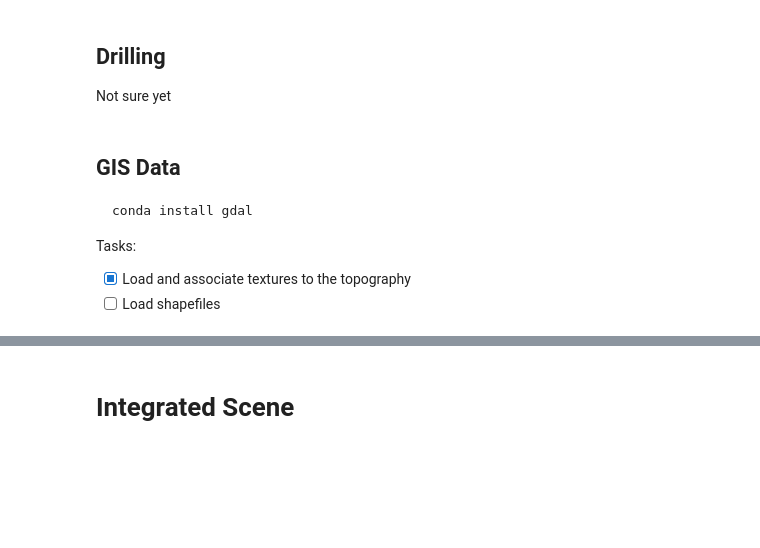
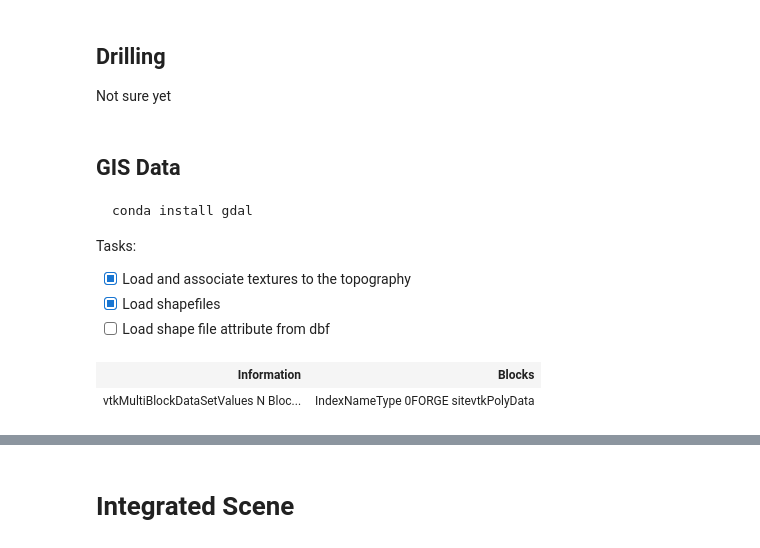
Before and after one commit to OpenGeoVis/GeothermalDesignChallenge, a Jupyter notebook: codebooks/File IO.ipynb, the cells around one changed output, grey strips where cells are left out. Cells and saved outputs as stored; diff of their text form; code cells hidden in the pictures; blank space fills up the shorter version.

```diff
--- a/codebooks/File IO.ipynb
+++ b/codebooks/File IO.ipynb
@@ -159,7 +148,14 @@ conda install gdal
 Tasks:
 
 - [x] Load and associate textures to the topography
-- [ ] Load shapefiles
+- [x] Load shapefiles
+- [ ] Load shape file attribute from dbf
+# %%
+shapes = gdc19.read_shape_file(gdc19.get_shp_path('FORGE_Outline'), z_fill=topo.center[2])
+shapes
+# %% [output]
+| Information | Blocks |
+| vtkMultiBlockDataSetValues N Bloc... | IndexNameType 0FORGE sitevtkPolyData |
 # %%
 gdc19.load_attach_texture(topo,
                           gdc19.get_gis_path('Geologic_map_on_air_photo.tif'),
```
Also changed, not shown: parts of 19 cells of this notebook, 4 other files.
